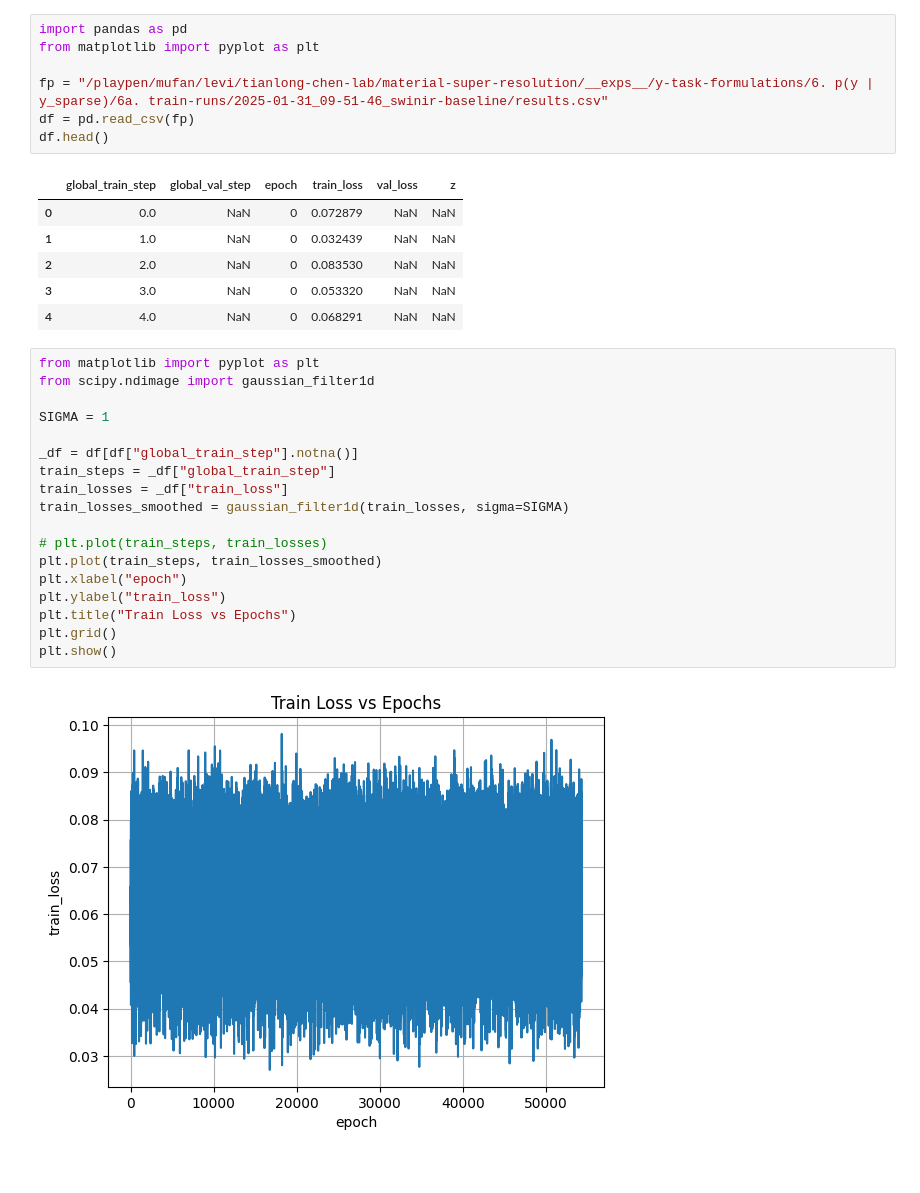
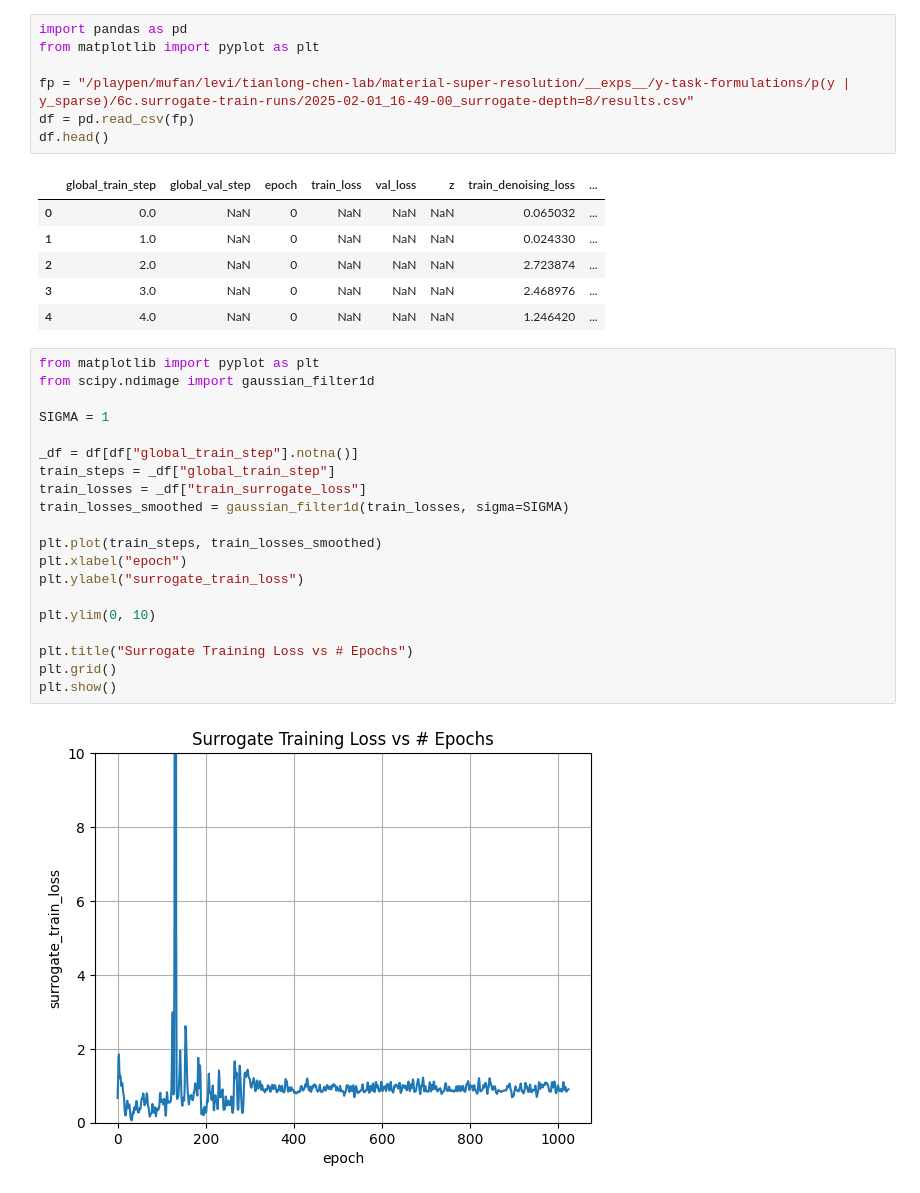
Before and after one commit to UNITES-Lab/sparse-cafm, a Jupyter notebook: eval/_figures.ipynb, the cells around one changed output. Drawn from its saved outputs; the diff is of its cells as text.

Commit message:
plots and things

```diff
--- a/eval/_figures.ipynb
+++ b/eval/_figures.ipynb
@@ -2,33 +142,35 @@
 import pandas as pd
 from matplotlib import pyplot as plt
 
-fp = "/playpen/mufan/levi/tianlong-chen-lab/material-super-resolution/__exps__/y-task-formulations/6. p(y | y_sparse)/6a. train-runs/2025-01-31_09-51-46_swinir-baseline/results.csv"
+fp = "/playpen/mufan/levi/tianlong-chen-lab/material-super-resolution/__exps__/y-task-formulations/p(y | y_sparse)/6c.surrogate-train-runs/2025-02-01_16-49-00_surrogate-depth=8/results.csv"
 df = pd.read_csv(fp)
 df.head()
 # %% [output]
-|  | global_train_step | global_val_step | epoch | train_loss | val_loss | z |
-| 0 | 0.0 | NaN | 0 | 0.072879 | NaN | NaN |
-| 1 | 1.0 | NaN | 0 | 0.032439 | NaN | NaN |
-| 2 | 2.0 | NaN | 0 | 0.083530 | NaN | NaN |
-| 3 | 3.0 | NaN | 0 | 0.053320 | NaN | NaN |
-| 4 | 4.0 | NaN | 0 | 0.068291 | NaN | NaN |
+|  | global_train_step | global_val_step | epoch | train_loss | val_loss | z | train_denoising_loss | ... |
+| 0 | 0.0 | NaN | 0 | NaN | NaN | NaN | 0.065032 | ... |
+| 1 | 1.0 | NaN | 0 | NaN | NaN | NaN | 0.024330 | ... |
+| 2 | 2.0 | NaN | 0 | NaN | NaN | NaN | 2.723874 | ... |
+| 3 | 3.0 | NaN | 0 | NaN | NaN | NaN | 2.468976 | ... |
+| 4 | 4.0 | NaN | 0 | NaN | NaN | NaN | 1.246420 | ... |
 # %%
 from matplotlib import pyplot as plt
 from scipy.ndimage import gaussian_filter1d
 
 SIGMA = 1
 
 _df = df[df["global_train_step"].notna()]
 train_steps = _df["global_train_step"]
-train_losses = _df["train_loss"]
+train_losses = _df["train_surrogate_loss"]
 train_losses_smoothed = gaussian_filter1d(train_losses, sigma=SIGMA)
 
-# plt.plot(train_steps, train_losses)
 plt.plot(train_steps, train_losses_smoothed)
 plt.xlabel("epoch")
-plt.ylabel("train_loss")
-plt.title("Train Loss vs Epochs")
+plt.ylabel("surrogate_train_loss")
+
+plt.ylim(0, 10)
+
+plt.title("Surrogate Training Loss vs # Epochs")
 plt.grid()
 plt.show()
 # %% [output]
-[figure, old version]
+[figure, new version]
```
Also changed, not shown: parts of 14 cells of this notebook, 1 other file.
